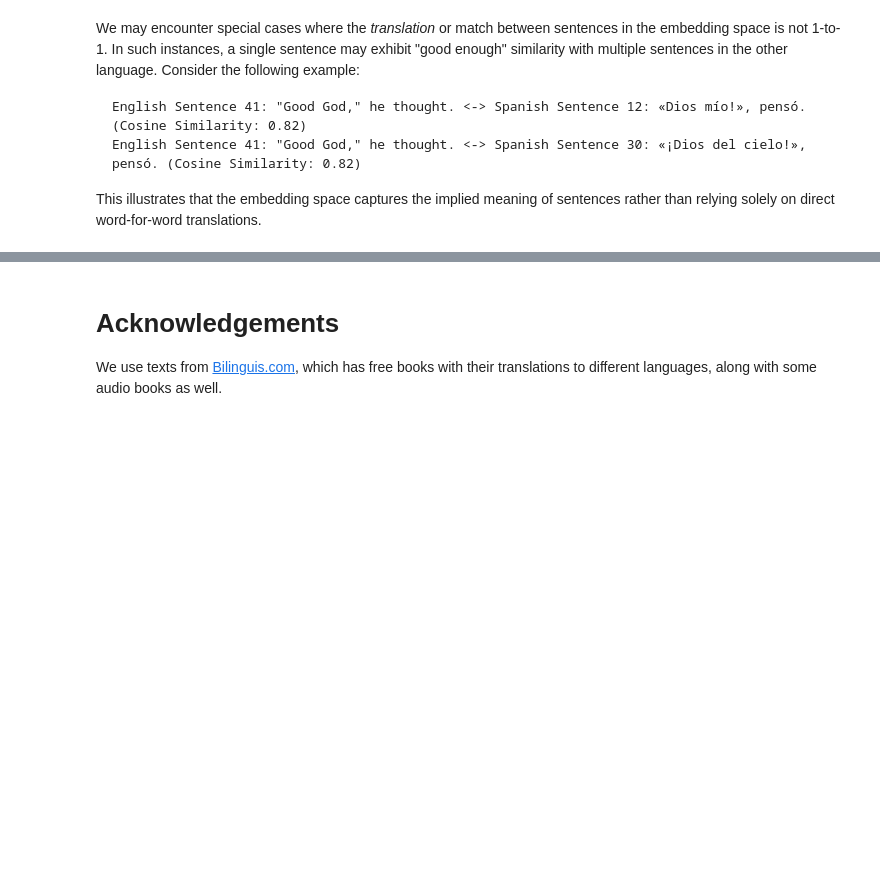
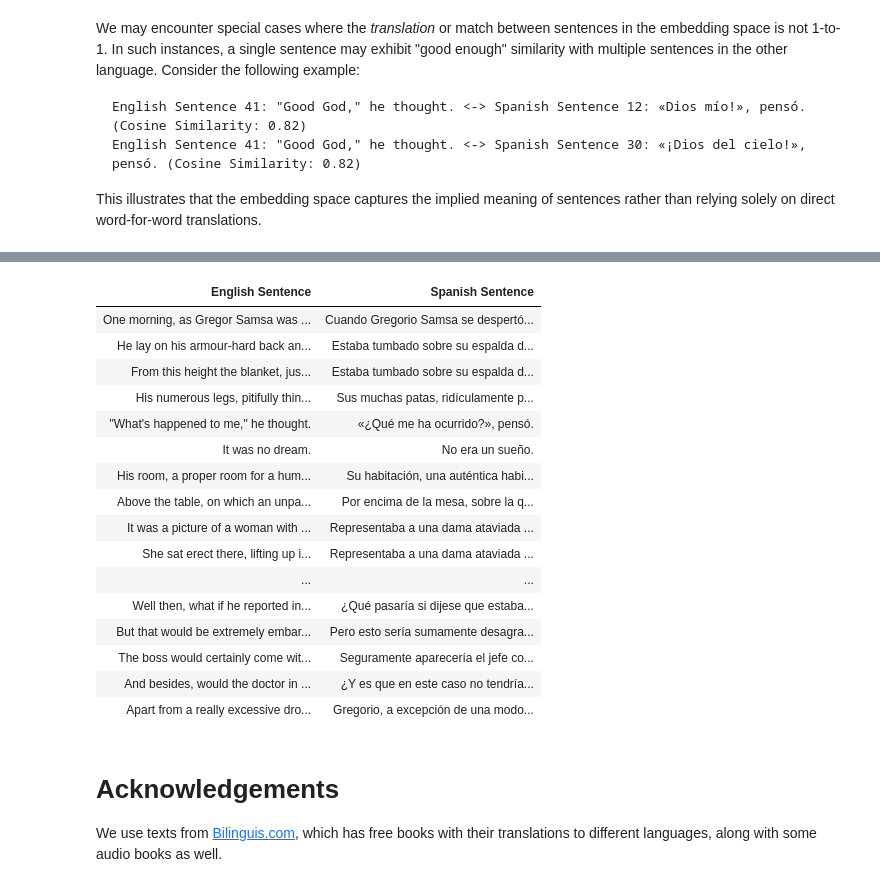
Before and after one commit to facebookresearch/SONAR, a Jupyter notebook: examples/bilingual_document.ipynb, the cells around one changed output, grey strips where cells are left out. Saved outputs shown, nothing was run; the diff lists cells and outputs as text; code cells hidden in the pictures; blank space fills up the shorter version.

Commit message:
Side-by-side view of bilingual document

```diff
--- a/examples/bilingual_document.ipynb
+++ b/examples/bilingual_document.ipynb
@@ -24,6 +25,17 @@ import torch
 device = torch.device("cuda") if torch.cuda.is_available() else torch.device("cpu")
 # %% [output]
 Note: you may need to restart the kernel to use updated packages.
+# %%
+from sklearn.metrics.pairwise import cosine_similarity
+import pandas as pd
+import seaborn as sns
+import matplotlib.pyplot as plt
+from pprint import pprint
+from sentence_splitter import SentenceSplitter
+from scipy.spatial.distance import cosine
+
+import torch
+device = torch.device("cuda") if torch.cuda.is_available() else torch.device("cpu")
 # %%
 eng_splitter = SentenceSplitter(language='en')
 spa_splitter = SentenceSplitter(language='es')
@@ -193,3 +211,52 @@ This illustrates that the embedding space captures the implied meaning of senten
+# %%
+def dtw_align(eng_embeddings, spa_embeddings):
+    alignments = []
+
+    distance, path = fastdtw(eng_embeddings.numpy(), spa_embeddings.numpy(), dist=cosine)
+    alignments.append(path)
+
+    return alignments
+
+eng_spa_alignments = dtw_align(eng_embeddings, spa_embeddings)
+
+
+eng_spa_alignments = dtw_align(eng_embeddings, spa_embeddings)
+
+alignment_table = []
+
+for (eng_idx, spa_idx) in eng_spa_alignments[0]:
+    eng_sentence = eng_sentences[eng_idx] if eng_idx < len(eng_sentences) else ""
+    spa_sentence = spa_sentences[spa_idx] if spa_idx < len(spa_sentences) else ""
+
+    alignment_table.append((eng_sentence, spa_sentence))
+
+bilingual_df = pd.DataFrame(alignment_table, columns=["English Sentence", "Spanish Sentence"])
+pd.set_option('display.max_colwidth', None)
+
+html_table = bilingual_df.to_html(index=False)
+with open("bilingual_book.html", "w") as f:
+    f.write(html_table)
+
+from IPython.display import display, HTML
+display(HTML(bilingual_df.to_html(index=False)))
+# %% [output]
+| English Sentence | Spanish Sentence |
+| One morning, as Gregor Samsa was ... | Cuando Gregorio Samsa se despertó... |
+| He lay on his armour-hard back an... | Estaba tumbado sobre su espalda d... |
+| From this height the blanket, jus... | Estaba tumbado sobre su espalda d... |
+| His numerous legs, pitifully thin... | Sus muchas patas, ridículamente p... |
+| "What's happened to me," he thought. | «¿Qué me ha ocurrido?», pensó. |
+| It was no dream. | No era un sueño. |
+| His room, a proper room for a hum... | Su habitación, una auténtica habi... |
+| Above the table, on which an unpa... | Por encima de la mesa, sobre la q... |
+| It was a picture of a woman with ... | Representaba a una dama ataviada ... |
+| She sat erect there, lifting up i... | Representaba a una dama ataviada ... |
+| ... | ... |
+| Well then, what if he reported in... | ¿Qué pasaría si dijese que estaba... |
+| But that would be extremely embar... | Pero esto sería sumamente desagra... |
+| The boss would certainly come wit... | Seguramente aparecería el jefe co... |
+| And besides, would the doctor in ... | ¿Y es que en este caso no tendría... |
+| Apart from a really excessive dro... | Gregorio, a excepción de una modo... |
 # %% [markdown]
 # Acknowledgements
 
```
Also changed, not shown: parts of 3 cells of this notebook.
